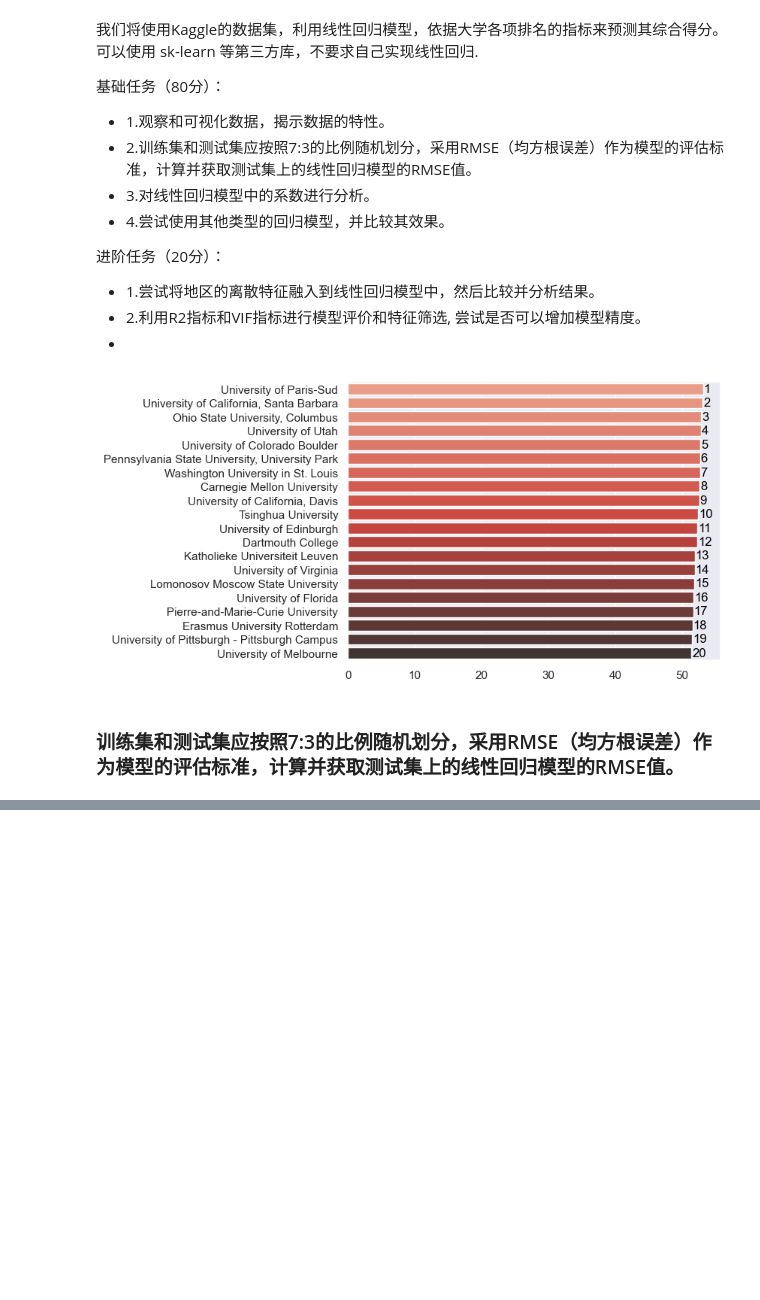
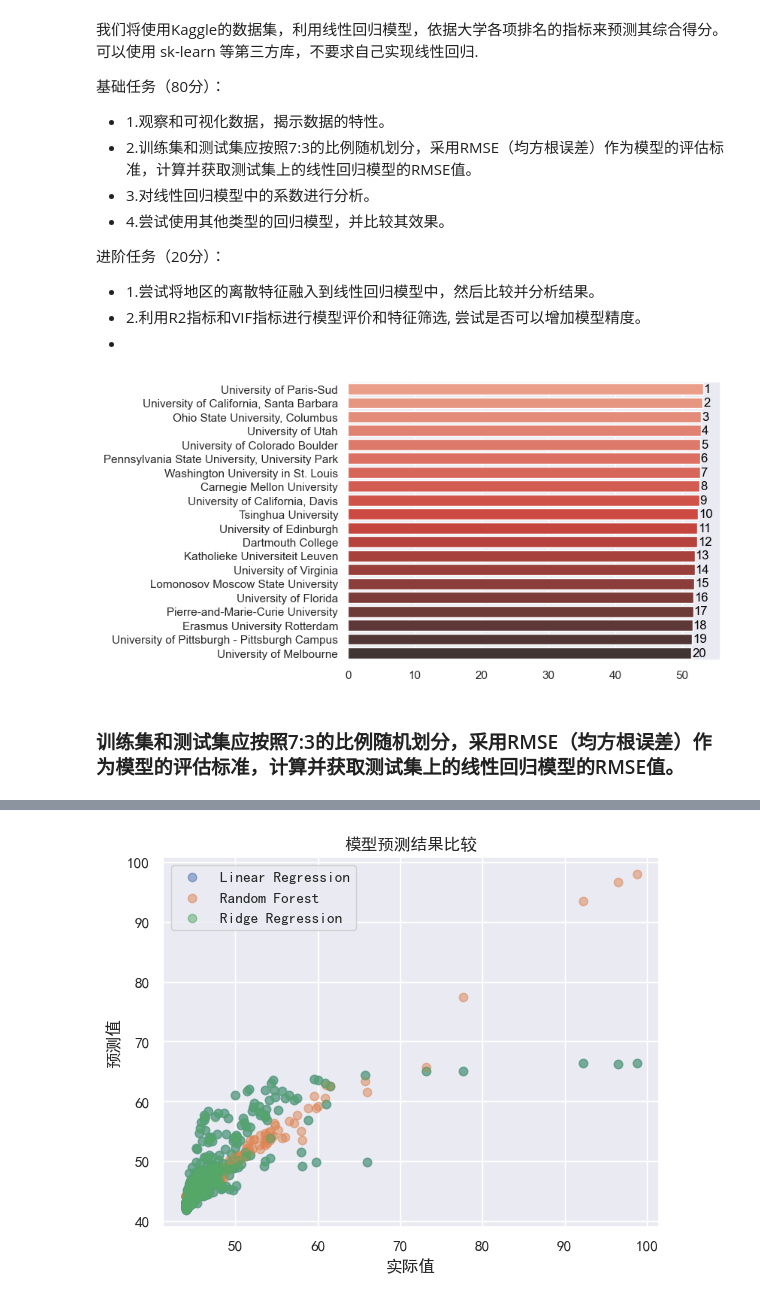
Before and after one commit to 155469wxh/AI, a Jupyter notebook: 基于回归分析的大学综合得分预测/mycode.ipynb, the cells around one changed output, grey strips where cells are left out. Cells and saved outputs as stored; diff of their text form; code cells hidden in the pictures; blank space fills up the shorter version.

```diff
--- a/基于回归分析的大学综合得分预测/mycode.ipynb
+++ b/基于回归分析的大学综合得分预测/mycode.ipynb
@@ -175,0 +219,78 @@ ValueError: Found input variables with inconsistent numbers of samples: [0, 199]
+# %%
+
+import pandas as pd
+from sklearn.model_selection import train_test_split
+from sklearn.linear_model import LinearRegression, Ridge
+from sklearn.ensemble import RandomForestRegressor
+from sklearn.metrics import mean_squared_error
+import numpy as np
+import matplotlib.pyplot as plt
+import seaborn as sns
+
+# 读取数据
+df = pd.read_csv('D:\AI\基于回归分析的大学综合得分预测\cwurData.csv')
+
+# 删除多列
+del df['world_rank']
+del df['national_rank']
+del df['institution']
+del df['region']
+
+# 选择特征和目标变量
+df.dropna(inplace=True)
+X = df.drop(['score'], axis=1)
+y = df['score']
+
+# 划分训练集和测试集
+X_train, X_test, y_train, y_test = train_test_split(X, y, test_size=0.3, random_state=42)
+
+# 训练线性回归模型
+model_lr = LinearRegression()
+model_lr.fit(X_train, y_train)
+
+# 在测试集上进行预测
+y_pred_lr = model_lr.predict(X_test)
+
+# 计算线性回归模型的均方根误差（RMSE）
+rmse_lr = np.sqrt(mean_squared_error(y_test, y_pred_lr))
+
+# 打印线性回归模型的结果
+print(f"线性回归模型在测试集上的RMSE值: {rmse_lr}")
+
+# 训练随机森林回归模型
+model_rf = RandomForestRegressor()
+model_rf.fit(X_train, y_train)
+
+# 在测试集上进行预测
+y_pred_rf = model_rf.predict(X_test)
+
+# 计算随机森林模型的均方根误差（RMSE）
+rmse_rf = np.sqrt(mean_squared_error(y_test, y_pred_rf))
+
+# 打印随机森林模型的结果
+print(f"随机森林模型在测试集上的RMSE值: {rmse_rf}")
+
+# 训练岭回归模型
+model_ridge = Ridge(alpha=1.0)
+model_ridge.fit(X_train, y_train)
+
+# 在测试集上进行预测
+y_pred_ridge = model_ridge.predict(X_test)
+
+# 计算岭回归模型的均方根误差（RMSE）
+rmse_ridge = np.sqrt(mean_squared_error(y_test, y_pred_ridge))
+
+# 打印岭回归模型的结果
+print(f"岭回归模型在测试集上的RMSE值: {rmse_ridge}")
+
+# 可视化结果
+plt.scatter(y_test, y_pred_lr, label='Linear Regression', alpha=0.5)
+plt.scatter(y_test, y_pred_rf, label='Random Forest', alpha=0.5)
+plt.scatter(y_test, y_pred_ridge, label='Ridge Regression', alpha=0.5)
+
+plt.title('模型预测结果比较')
+plt.xlabel('实际值')
+plt.ylabel('预测值')
+plt.legend()
+plt.show()
+# %% [output]
@@ -175,0 +300 @@ ValueError: Found input variables with inconsistent numbers of samples: [0, 199]
+[figure, added]
```
Also changed, not shown: parts of 11 cells of this notebook, 2 other files.
